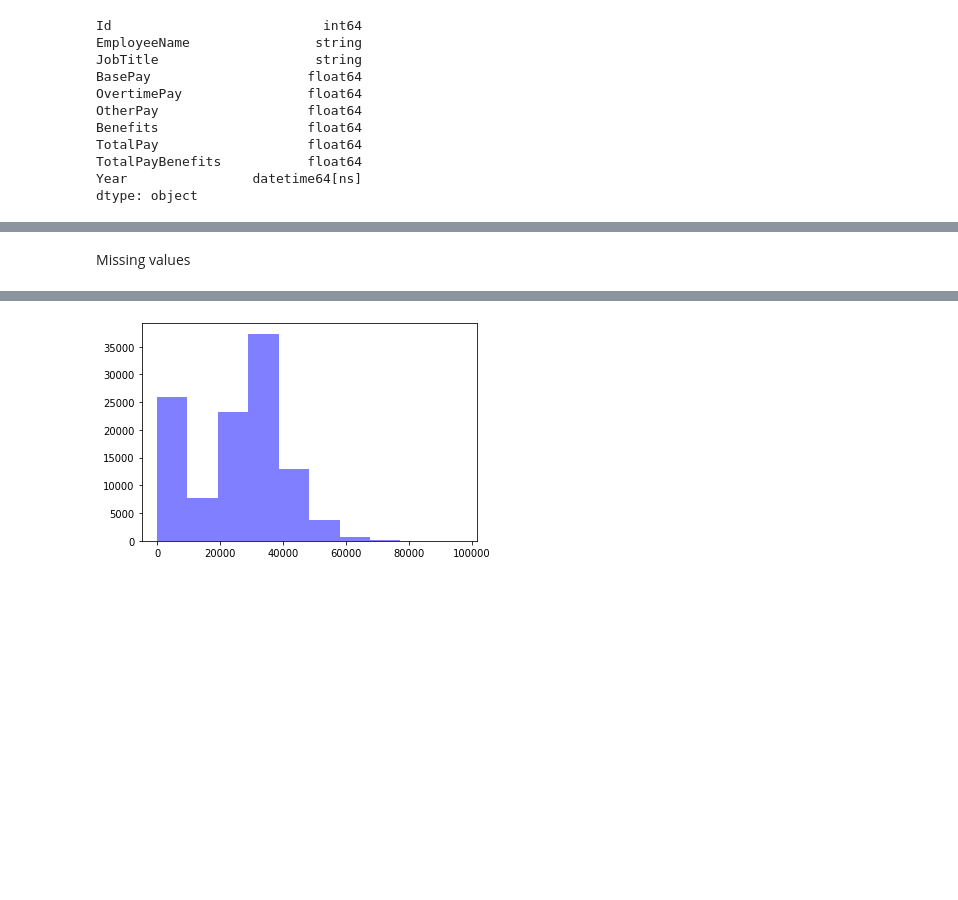
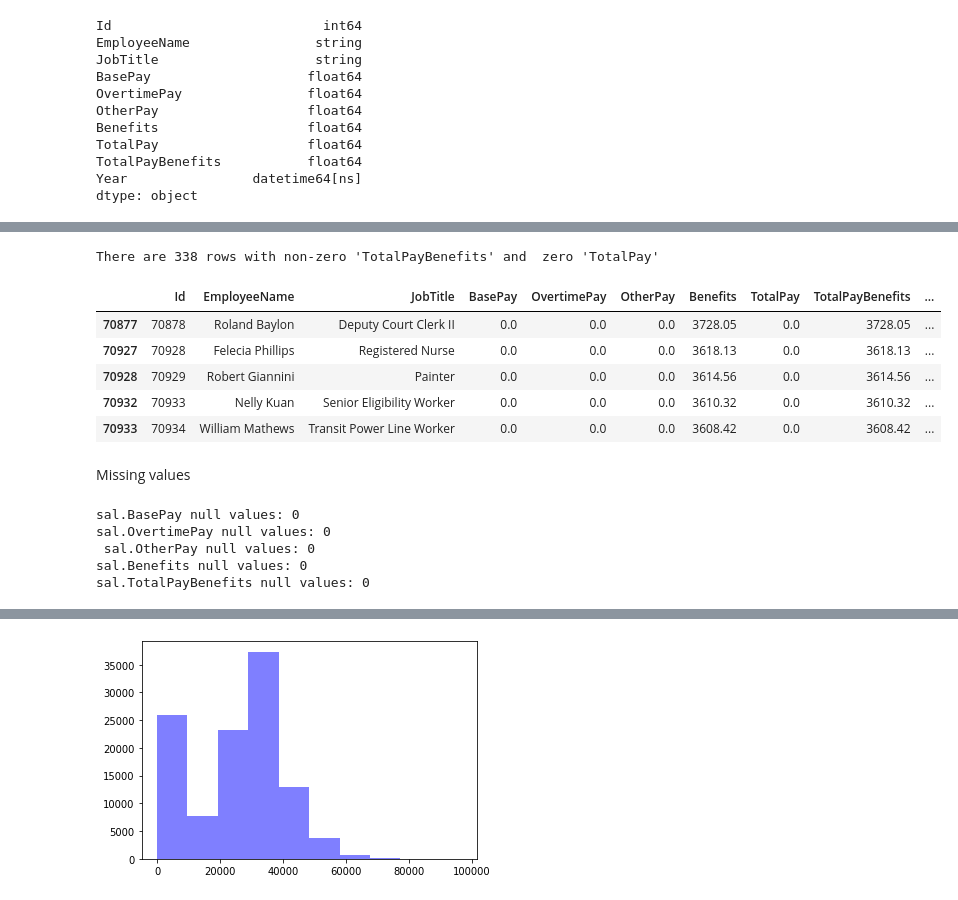
Before and after one commit to savitskaya-om/python, a Jupyter notebook: project/PROJECT.ipynb, the cells around one changed output, grey strips where cells are left out. Saved outputs shown, nothing was run; the diff lists cells and outputs as text; code cells hidden in the pictures; blank space fills up the shorter version.

```diff
--- a/project/PROJECT.ipynb
+++ b/project/PROJECT.ipynb
@@ -118 +115,14 @@ Name: BasePay, Length: 109488, dtype: int64
+# %%
+#save part of the dataset with non-zero 'TotalPayBenefits' and  zero 'TotalPay' for potential separate analysis
+benefits_only = sal[(sal.TotalPay == 0) & (sal.TotalPayBenefits != 0)]
+print(f"There are {len(benefits_only)} rows with non-zero 'TotalPayBenefits' and  zero 'TotalPay'")
+benefits_only.head()
+# %% [output]
+There are 338 rows with non-zero 'TotalPayBenefits' and  zero 'TotalPay'
+|  | Id | EmployeeName | JobTitle | BasePay | OvertimePay | OtherPay | Benefits | TotalPay | TotalPayBenefits | ... |
+| 70877 | 70878 | Roland Baylon | Deputy Court Clerk II | 0.0 | 0.0 | 0.0 | 3728.05 | 0.0 | 3728.05 | ... |
+| 70927 | 70928 | Felecia Phillips | Registered Nurse | 0.0 | 0.0 | 0.0 | 3618.13 | 0.0 | 3618.13 | ... |
+| 70928 | 70929 | Robert Giannini | Painter | 0.0 | 0.0 | 0.0 | 3614.56 | 0.0 | 3614.56 | ... |
+| 70932 | 70933 | Nelly Kuan | Senior Eligibility Worker | 0.0 | 0.0 | 0.0 | 3610.32 | 0.0 | 3610.32 | ... |
+| 70933 | 70934 | William Mathews | Transit Power Line Worker | 0.0 | 0.0 | 0.0 | 3608.42 | 0.0 | 3608.42 | ... |
 # %%
@@ -120,2 +131,11 @@ sal.drop(sal[sal.BasePay == 0].index, inplace = True)
 # %% [markdown]
 Missing values
+# %%
+print(f"sal.BasePay null values: {sal.BasePay.isnull().sum()}\nsal.OvertimePay null values: {sal.OvertimePay.isnull().sum()}\n \
+sal.OtherPay null values: {sal.OtherPay.isnull().sum()}\nsal.Benefits null values: {sal.Benefits.isnull().sum()}\nsal.TotalPayBenefits null values: {sal.TotalPayBenefits.isnull().sum()}")
+# %% [output]
+sal.BasePay null values: 0
+sal.OvertimePay null values: 0
+ sal.OtherPay null values: 0
+sal.Benefits null values: 0
+sal.TotalPayBenefits null values: 0
```
Also changed, not shown: parts of 4 cells of this notebook.
